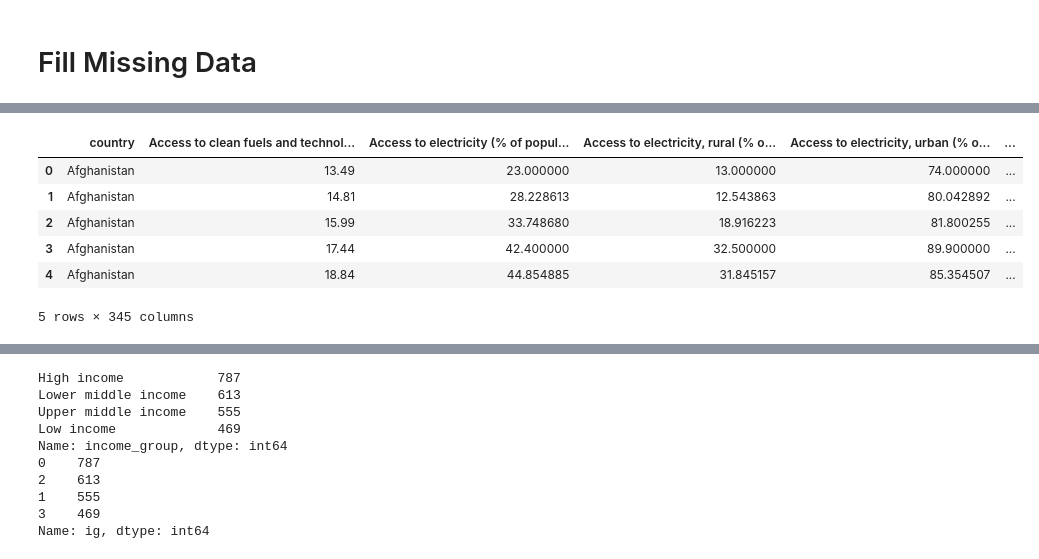
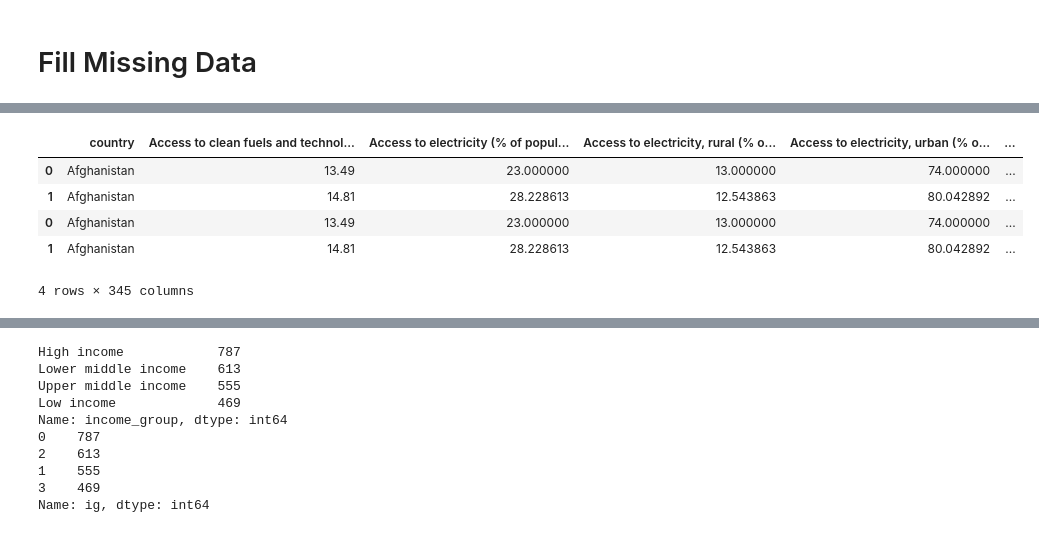
Before and after one commit to dametreusv/world_development_indicators, a Jupyter notebook: WDA_modeling.ipynb, the cells around one changed output, grey strips where cells are left out. Drawn from its saved outputs; the diff is of its cells as text; code cells hidden in the pictures.

```diff
--- a/WDA_modeling.ipynb
+++ b/WDA_modeling.ipynb
@@ -360,14 +376,13 @@ dtype: int64
 # %%
 # Sort dataframe into original order
 wdi = wdi.sort_values(['country','year'])
 
 # View imputed dataframe
-wdi.head()
+pd.concat([wdi.head(2),wdi_nan.head(2)])
 # %% [output]
 |  | country | Access to clean fuels and technol... | Access to electricity (% of popul... | Access to electricity, rural (% o... | Access to electricity, urban (% o... | ... |
 | 0 | Afghanistan | 13.49 | 23.000000 | 13.000000 | 74.000000 | ... |
 | 1 | Afghanistan | 14.81 | 28.228613 | 12.543863 | 80.042892 | ... |
-| 2 | Afghanistan | 15.99 | 33.748680 | 18.916223 | 81.800255 | ... |
-| 3 | Afghanistan | 17.44 | 42.400000 | 32.500000 | 89.900000 | ... |
-| 4 | Afghanistan | 18.84 | 44.854885 | 31.845157 | 85.354507 | ... |
+| 0 | Afghanistan | 13.49 | 23.000000 | 13.000000 | 74.000000 | ... |
+| 1 | Afghanistan | 14.81 | 28.228613 | 12.543863 | 80.042892 | ... |
-5 rows × 345 columns
+4 rows × 345 columns
```
Also changed, not shown: parts of 58 cells of this notebook.
